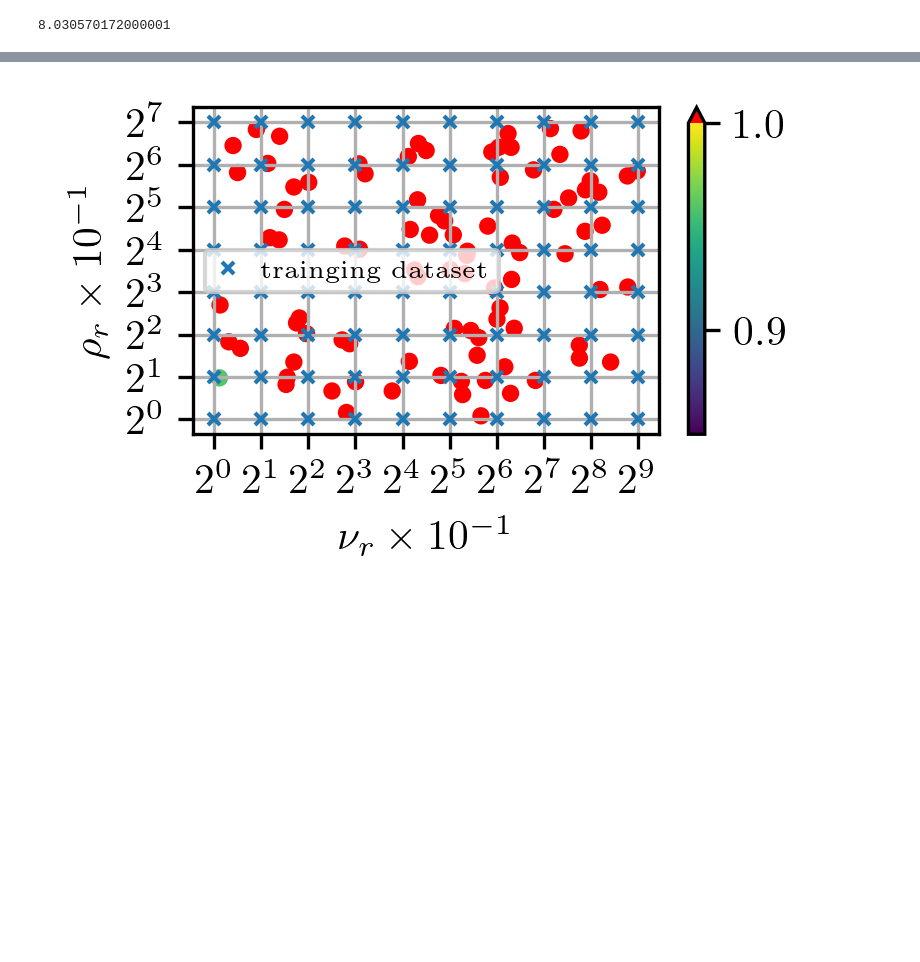
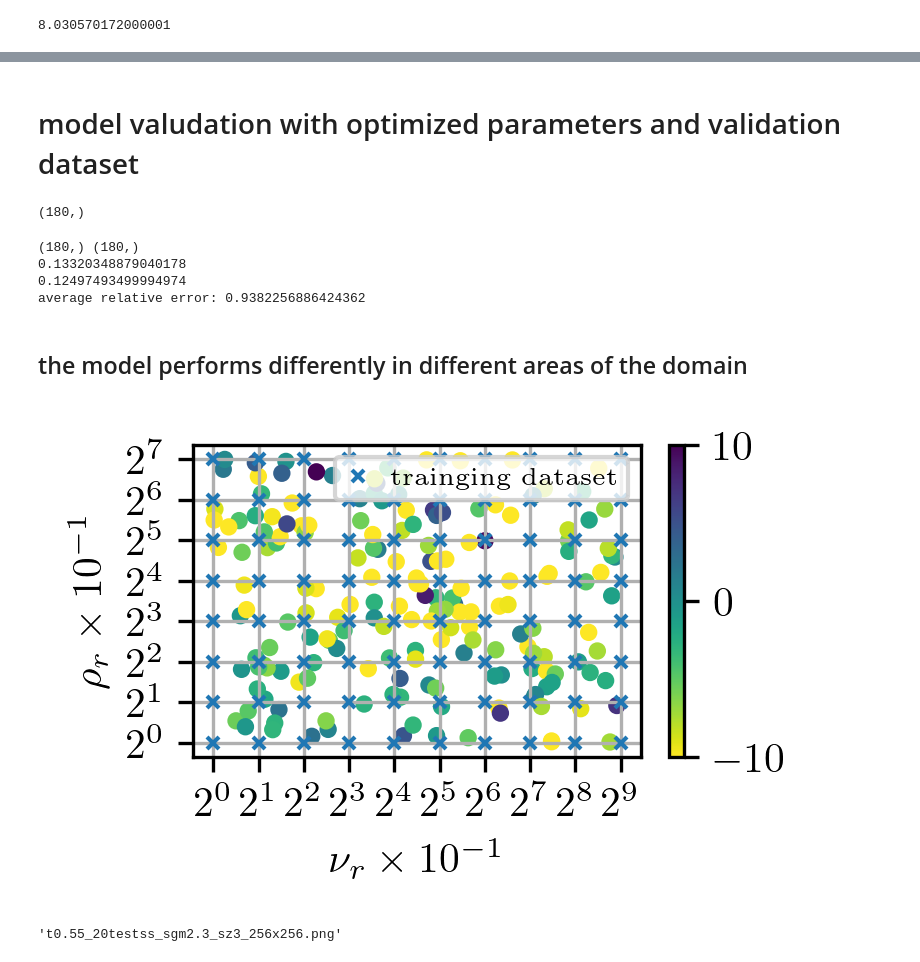
Before and after one commit to flabowski/POD-ROM-and-gaussian-convolution, a Jupyter notebook: notebooks/dam break.ipynb, the cells around one changed output, grey strips where cells are left out. Drawn from its saved outputs; the diff is of its cells as text; code cells hidden in the pictures; blank space fills up the shorter version.

```diff
--- a/notebooks/dam break.ipynb
+++ b/notebooks/dam break.ipynb
@@ -135,6 +151,7 @@ def get_data(pth, nu_all, rho_all, timesteps=np.linspace(0.01, 1, 100)):
     for n, r in zip(nu_all, rho_all):
         for ts in timesteps:
             file = "damBreak_m{:02.1f}_r{:02.1f}_t{:.2f}/internal.vtu".format(n, r, ts)
+            file = "res_m{:04.4f}_r{:04.4f}_t{:.2f}/internal.vtu".format(n, r, ts)
             data = get_field(pth+file, 'alpha.water')
             X.append(data)
             params.append([n, r, ts])
@@ -209,3 +292,5 @@ plt.show()
+# %%
+apply_threshold = True
 # %%
 #X, Y, test_snapshot = on_regular_grid(points,  u_train[:, 0])
 #m, n = u_train.shape
@@ -244,0 +334,4 @@ from datetime import datetime
+# %%
+sgm = 5.75
+sz = 7
+ns = 2
@@ -380,31 +527,90 @@ print(eror_sROMs/e_ROM)
+# %% [markdown]
+# model valudation with optimized parameters and validation dataset
+# %%
+reg = RegularGrid()
+pod = POD(rank=rank)
+db = Database(p_train, u_train_grid.T)
+rom = ROM(db, pod, reg)
+rom.fit()
+u_ROM = rom.predict(p_val).T
+for j in range(len(p_val)):
+    if apply_threshold:
+        u_ROM[:, j] = threshold(u_ROM[:, j])
+    rmw = u_ROM[:, j].reshape(gridded_shape)
+    rmw[is_wall] = 0.5
+    u_ROM[:, j] = rmw.ravel()
+
+e_ROM = np.mean((u_ROM-u_val_grid)**2, axis=0)**.5
+print(e_ROM.shape)
+# %% [output]
+(180,)
+# %%
+for j in range(u_train_grid.shape[1]):
+    ss2D = u_train_grid[:, j].reshape(gridded_shape)
+    u_train_smooth[:, j] = gaussian_filter(ss2D, sigma=sgm, truncate=10).ravel()
+reg = RegularGrid()
+pod = POD(rank=rank)
+db = Database(p_train, u_train_smooth.T)
+rom = ROM(db, pod, reg)
+rom.fit()
+u_sROM = rom.predict(p_val).T
+
+p_sharp = np.zeros_like(u_sROM)
+for j in range(len(p_val)):
+    p_sharp[:, j] = sharpen(u_sROM[:, j].copy().reshape(gridded_shape), sz, ns)
+    if apply_threshold:
+        p_sharp[:, j] = threshold(p_sharp[:, j])
+    rmw = p_sharp[:, j].reshape(gridded_shape)
+    rmw[is_wall] = 0.5
+    p_sharp[:, j] = rmw.ravel()
+eror_sROMs = np.mean((p_sharp-u_val_grid)**2, axis=0)**.5
+print(e_ROM.shape, eror_sROMs.shape)
+print(np.mean(e_ROM))
+print(np.mean(eror_sROMs))
+print("average relative error:", np.mean(eror_sROMs)/np.mean(e_ROM))
+np.savetxt("C:/Users/florianma/OneDrive - Institutt for Energiteknikk/Documents/convolution_paper/db_ROM_error_t{:.2f}_{:d}testss_sgm{:.1f}_sz{:d}_256x256.txt".format(timestep, size_p_test, sgm, sz),
+          e_ROM)
+np.savetxt("C:/Users/florianma/OneDrive - Institutt for Energiteknikk/Documents/convolution_paper/db_sROMs_error_t{:.2f}_{:d}testss_sgm{:.1f}_sz{:d}_256x256.txt".format(timestep, size_p_test, sgm, sz),
+          eror_sROMs)
+# %% [output]
+(180,) (180,)
+0.13320348879040178
+0.12497493499994974
+average relative error: 0.9382256886424362
+# %% [markdown]
+## the model performs differently in different areas of the domain
 # %%
 fig, ax = plt.subplots()
 plt.plot(nu_train, rho_train, lw=0.0, color='C0', marker='x', ms=3, label="trainging dataset")
-cmap = plt.cm.viridis
-cmap.set_over('red')
 
-cs = plt.scatter(nu_val, rho_val, c=eror_sROMs/e_ROM, vmin=0.85, vmax=1.0, s=10, cmap=cmap)
-plt.colorbar(cs, extend='max')
+
+cs = plt.scatter(nu_val, rho_val, c=(eror_sROMs/e_ROM-1)*100, vmin=-10, vmax=10, s=10, cmap=cmap)
 #plt.plot(nu_val, rho_val, lw=0.0, color='C2', marker='+', ms=3, label="validation dataset")
 
 ax.set_xscale('log', base=2)
 ax.set_yscale('log', base=2)
 ax.xaxis.set_major_locator(ticker.FixedLocator(nu_grid))
 ax.yaxis.set_major_locator(ticker.FixedLocator(rho_grid))
 ax.set_xticklabels(nu_grid)
 ax.set_yticklabels(rho_grid)
 
 ax.set_xlabel(r'$\nu_r \times 10^{-1}$')
 ax.set_ylabel(r'$\rho_r \times 10^{-1}$')
 ax.set_xticks(nu_grid)
 ax.set_yticks(rho_grid)
 ax.set_xticklabels([r'$2^{:1d}$'.format(e) for e in np.arange(0, 10, 1)])
 ax.set_yticklabels([r'$2^{:1d}$'.format(e) for e in np.arange(0, 8, 1)])
 #ax.text(0.0, 1.01, r'$\times 10$') #, fontsize=10, transform = gca().transAxes)
 
 ax.legend()
 plt.grid(True)  # print(sgm, sz, ns)
-plt.savefig("C:/Users/florianma/OneDrive - Institutt for Energiteknikk/Documents/convolution_paper/t{:.2f}_{:d}testss_sgm{:.1f}_sz{:d}_256x256.png".format(timestep, size_p_test, sgm, sz))
+plt.colorbar(cs)
+name = "t{:.2f}_{:d}testss_sgm{:.1f}_sz{:d}_256x256.png".format(timestep, size_p_test, sgm, sz)
+plt.savefig("C:/Users/florianma/OneDrive - Institutt for Energiteknikk/Documents/convolution_paper/"+name)
 plt.show()
 # %% [output]
-[figure, old version]
+[figure, new version]
+# %%
+name
+# %% [output]
+'t0.55_20testss_sgm2.3_sz3_256x256.png'
```
Also changed, not shown: parts of 25 cells of this notebook, 1 other file.
